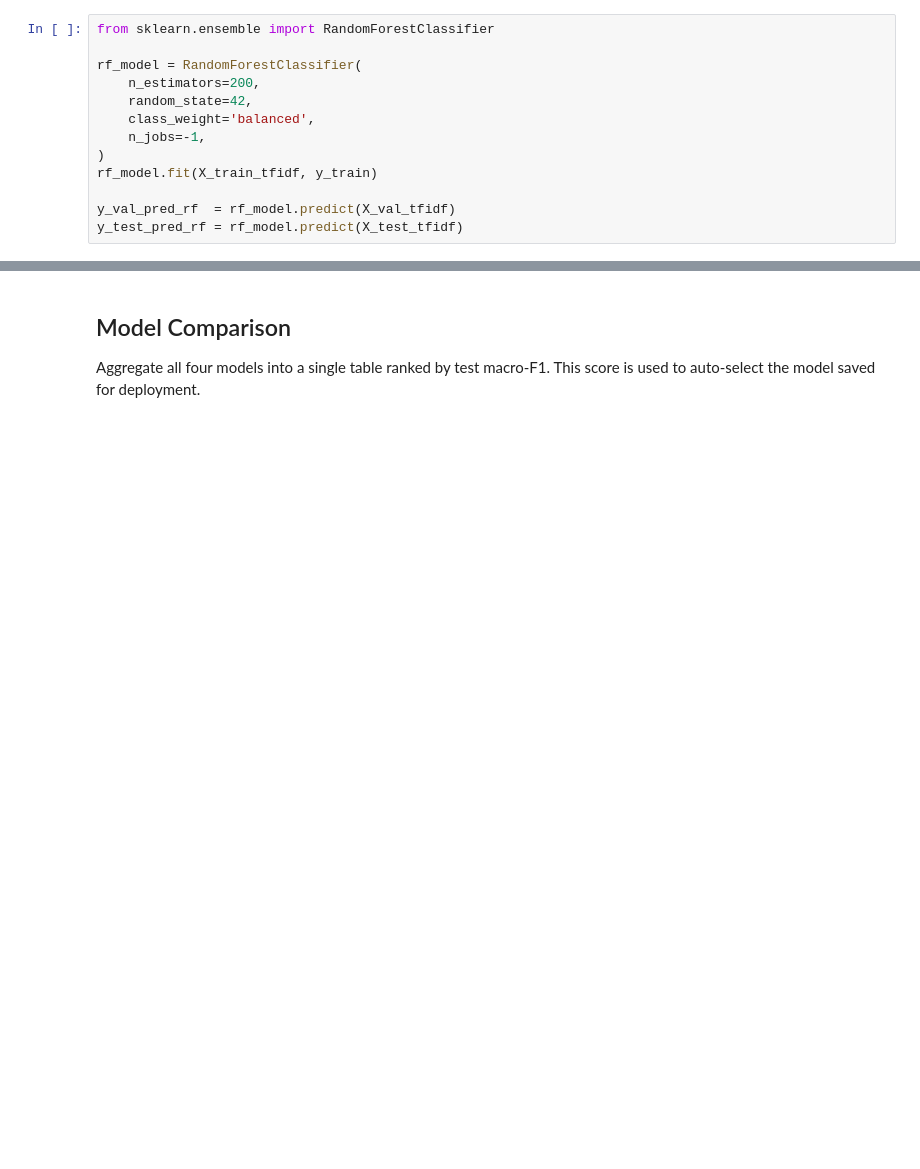
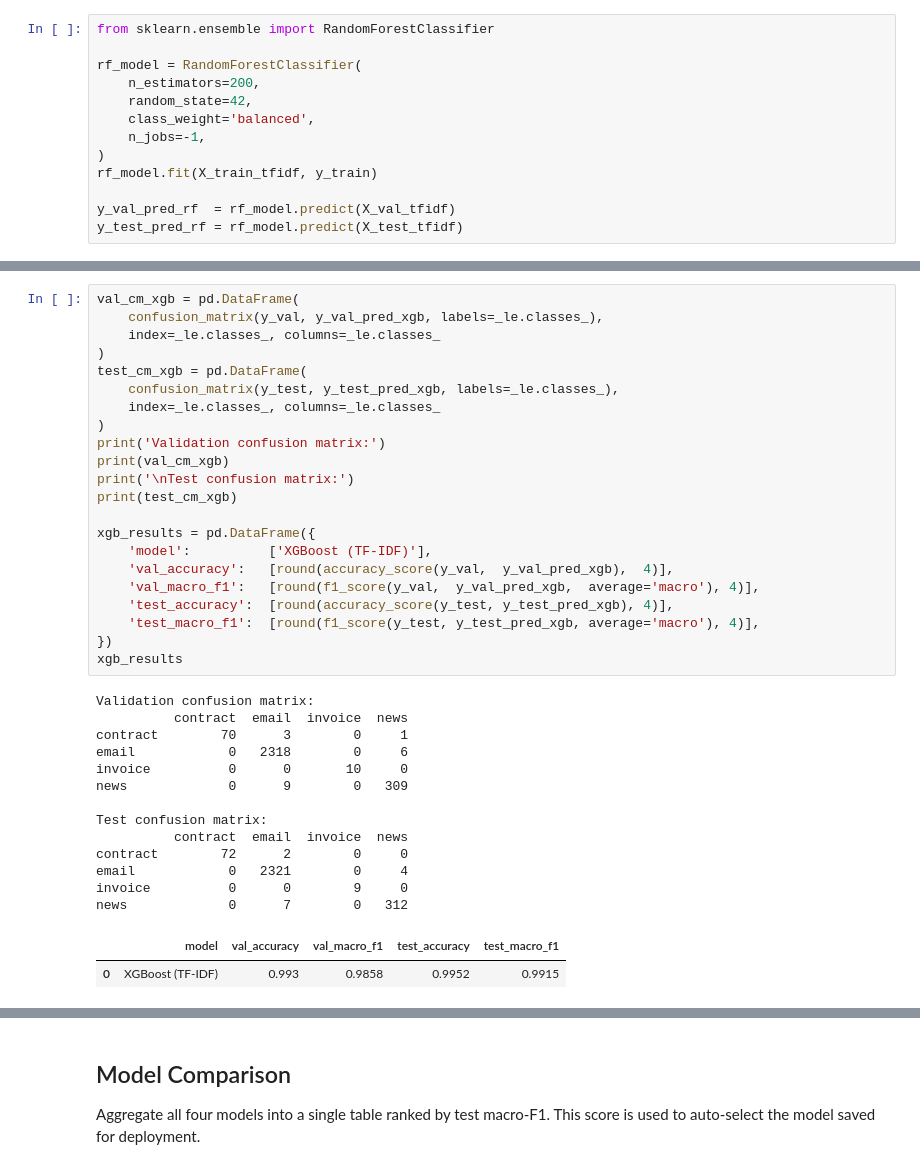
Before and after one commit to adriFCM/Document-Classification-and-Information-Extraction-, a Jupyter notebook: notebooks/04_classification.ipynb, the cells around one changed output, grey strips where cells are left out. Drawn from its saved outputs; the diff is of its cells as text; blank space fills up the shorter version.

```diff
--- a/notebooks/04_classification.ipynb
+++ b/notebooks/04_classification.ipynb
@@ -553,0 +635,38 @@ rf_results
+# %%
+val_cm_xgb = pd.DataFrame(
+    confusion_matrix(y_val, y_val_pred_xgb, labels=_le.classes_),
+    index=_le.classes_, columns=_le.classes_
+)
+test_cm_xgb = pd.DataFrame(
+    confusion_matrix(y_test, y_test_pred_xgb, labels=_le.classes_),
+    index=_le.classes_, columns=_le.classes_
+)
+print('Validation confusion matrix:')
+print(val_cm_xgb)
+print('\nTest confusion matrix:')
+print(test_cm_xgb)
+
+xgb_results = pd.DataFrame({
+    'model':          ['XGBoost (TF-IDF)'],
+    'val_accuracy':   [round(accuracy_score(y_val,  y_val_pred_xgb),  4)],
+    'val_macro_f1':   [round(f1_score(y_val,  y_val_pred_xgb,  average='macro'), 4)],
+    'test_accuracy':  [round(accuracy_score(y_test, y_test_pred_xgb), 4)],
+    'test_macro_f1':  [round(f1_score(y_test, y_test_pred_xgb, average='macro'), 4)],
+})
+xgb_results
+# %% [output]
+Validation confusion matrix:
+          contract  email  invoice  news
+contract        70      3        0     1
+email            0   2318        0     6
+invoice          0      0       10     0
+news             0      9        0   309
+
+Test confusion matrix:
+          contract  email  invoice  news
+contract        72      2        0     0
+email            0   2321        0     4
+invoice          0      0        9     0
+news             0      7        0   312
+|  | model | val_accuracy | val_macro_f1 | test_accuracy | test_macro_f1 |
+| 0 | XGBoost (TF-IDF) | 0.993 | 0.9858 | 0.9952 | 0.9915 |
```
Also changed, not shown: parts of 50 cells of this notebook, 15 other files.
